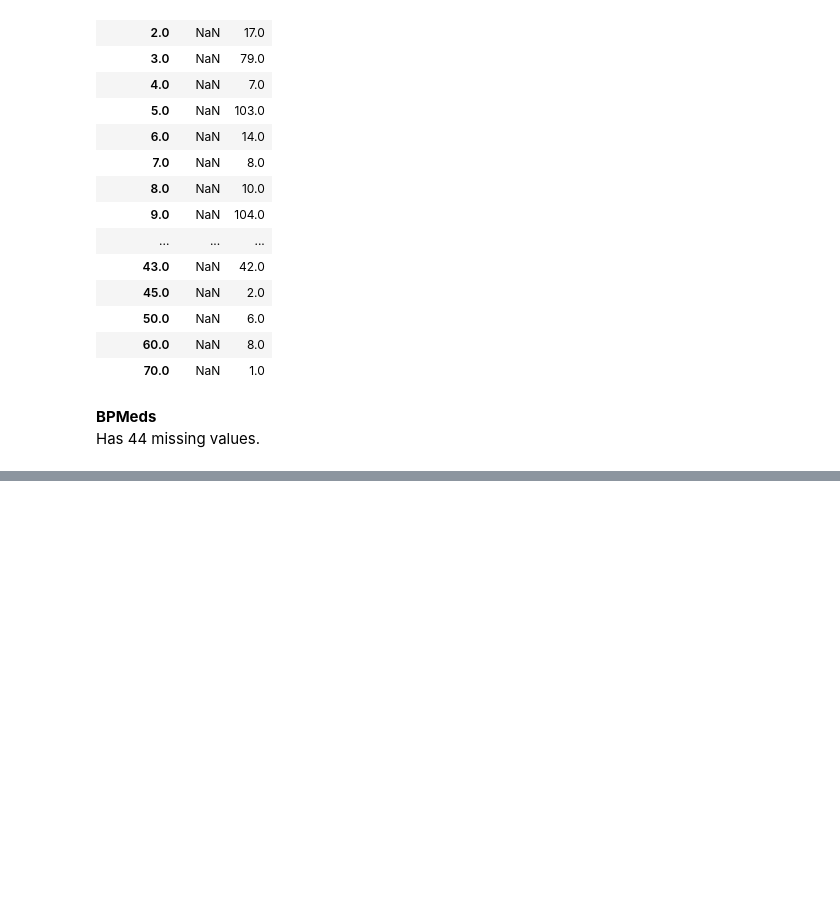
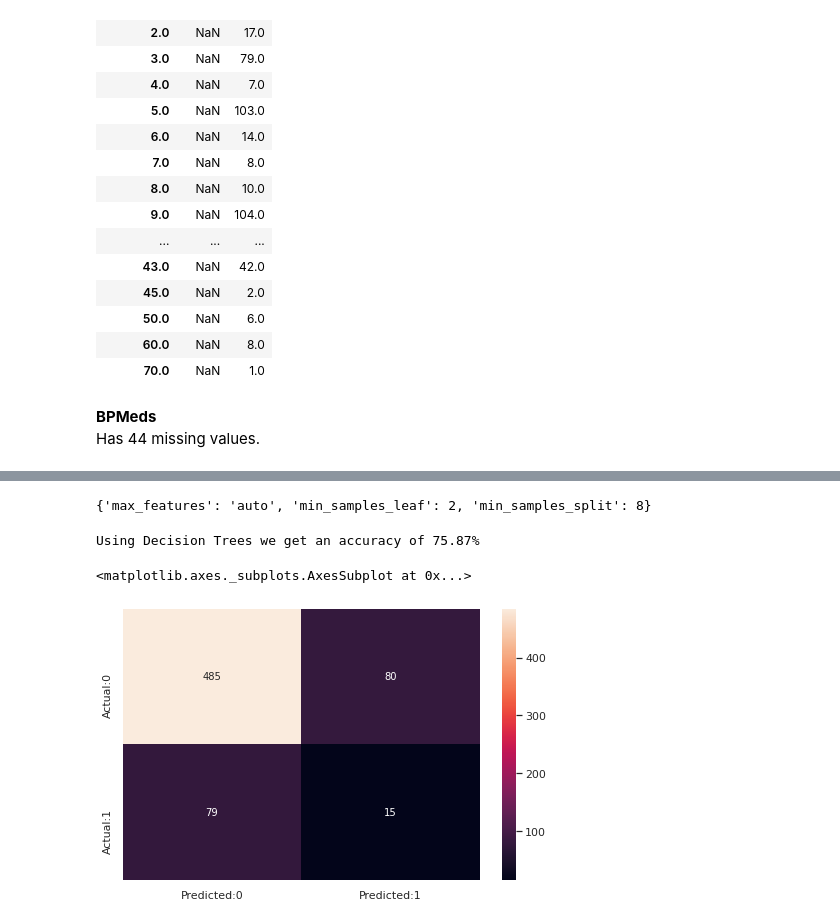
Before and after one commit to nikhilans/CHDRisk-Classification, a Jupyter notebook: CH_Nikhila_N_S_Cardiovascular_Risk_Prediction.ipynb, the cells around one changed output, grey strips where cells are left out. Saved outputs shown, nothing was run; the diff lists cells and outputs as text; code cells hidden in the pictures; blank space fills up the shorter version.

```diff
--- a/CH_Nikhila_N_S_Cardiovascular_Risk_Prediction.ipynb
+++ b/CH_Nikhila_N_S_Cardiovascular_Risk_Prediction.ipynb
@@ -457,0 +766,32 @@ from scipy.stats import mode
+# %%
+from sklearn.tree import DecisionTreeClassifier
+dtree= DecisionTreeClassifier()
+# %%
+# grid search for optimum parameters
+params = {'max_features': ['auto', 'sqrt', 'log2'],
+          'min_samples_split': [2,3,4,5,6,7,8,9,10,11,12,13,14,15],
+          'min_samples_leaf':[1,2,3,4,5,6,7,8,9,10,11]}
+tree_clf = GridSearchCV(dtree, param_grid=params, n_jobs=-1)
+# %%
+# train the model
+tree_clf.fit(X_train,y_train)
+tree_clf.best_params_
+# %% [output]
+{'max_features': 'auto', 'min_samples_leaf': 2, 'min_samples_split': 8}
+# %%
+# predictions
+tree_predict = tree_clf.predict(X_test)
+# %%
+#accuracy
+tree_accuracy = accuracy_score(y_test,tree_predict)
+print(f"Using Decision Trees we get an accuracy of {round(tree_accuracy*100,2)}%")
+# %% [output]
+Using Decision Trees we get an accuracy of 75.87%
+# %%
+cm=confusion_matrix(y_test,tree_predict)
+conf_matrix=pd.DataFrame(data=cm,columns=['Predicted:0','Predicted:1'],index=['Actual:0','Actual:1'])
+plt.figure(figsize = (8,5))
+sns.heatmap(conf_matrix, annot=True,fmt='d')
+# %% [output]
+<matplotlib.axes._subplots.AxesSubplot at 0x...>
+[figure, added]
```
Also changed, not shown: parts of 66 cells of this notebook.
